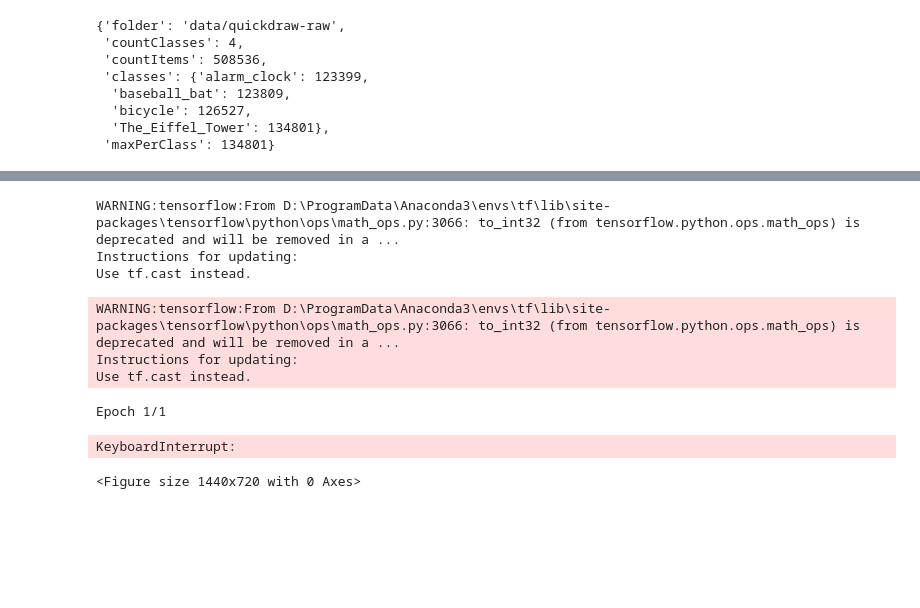
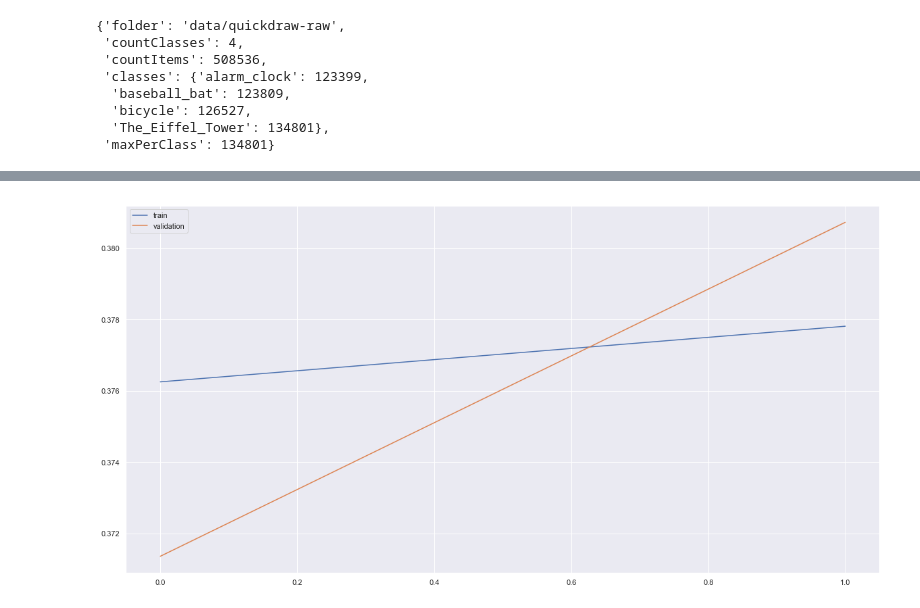
Before and after one commit to adhocmaster/DoodleForPicStory, a Jupyter notebook: classifiers/UpSampling.ipynb, the cells around one changed output, grey strips where cells are left out. Drawn from its saved outputs; the diff is of its cells as text; code cells hidden in the pictures; blank space fills up the shorter version.

```diff
--- a/classifiers/UpSampling.ipynb
+++ b/classifiers/UpSampling.ipynb
@@ -87,23 +94,15 @@ Please use `rate` instead of `keep_prob`. Rate should be set to `rate = 1 - keep
 # %%
 history = model.fit_generator(
                     generator=trainGenerator,
                     validation_data=validationGenerator,
                     use_multiprocessing=False,
                     workers=3,
-                    initial_epoch = 0,
-                    epochs=1,
+                    initial_epoch = 1,
+                    epochs=3,
                     max_q_size = 50,
                     steps_per_epoch = trainGenerator.n_batches,
                     validation_steps = validationGenerator.n_batches,
                     callbacks = [livePlotKeras]
                    )
 # %% [output]
-WARNING:tensorflow:From D:\ProgramData\Anaconda3\envs\tf\lib\site-packages\tensorflow\python\ops\math_ops.py:3066: to_int32 (from tensorflow.python.ops.math_ops) is deprecated and will be removed in a ...
-Instructions for updating:
-Use tf.cast instead.
-WARNING:tensorflow:From D:\ProgramData\Anaconda3\envs\tf\lib\site-packages\tensorflow\python\ops\math_ops.py:3066: to_int32 (from tensorflow.python.ops.math_ops) is deprecated and will be removed in a ...
-Instructions for updating:
-Use tf.cast instead.
-Epoch 1/1
-KeyboardInterrupt:
-<Figure size 1440x720 with 0 Axes>
+[figure, added]
```
Also changed, not shown: parts of 4 cells of this notebook, 1 other file.
